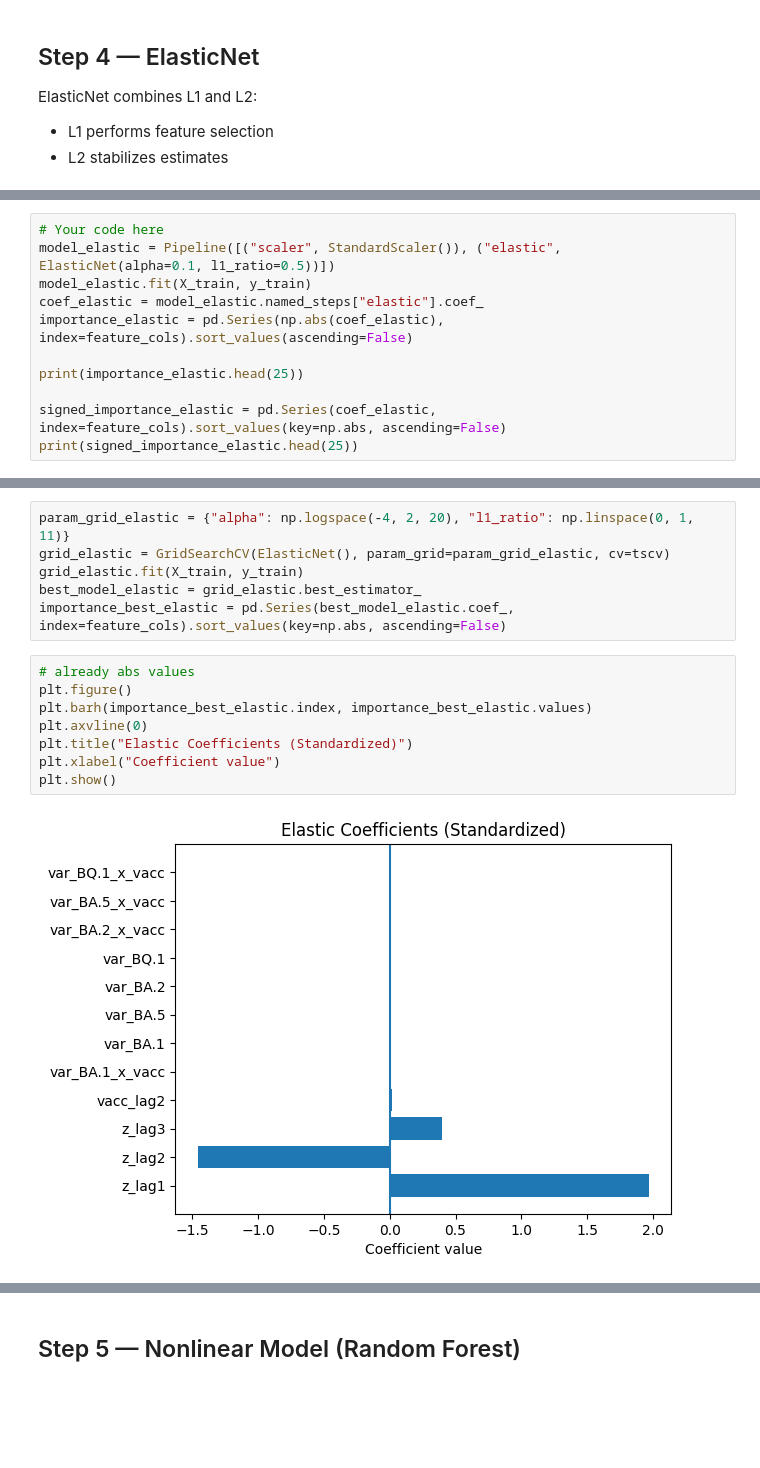
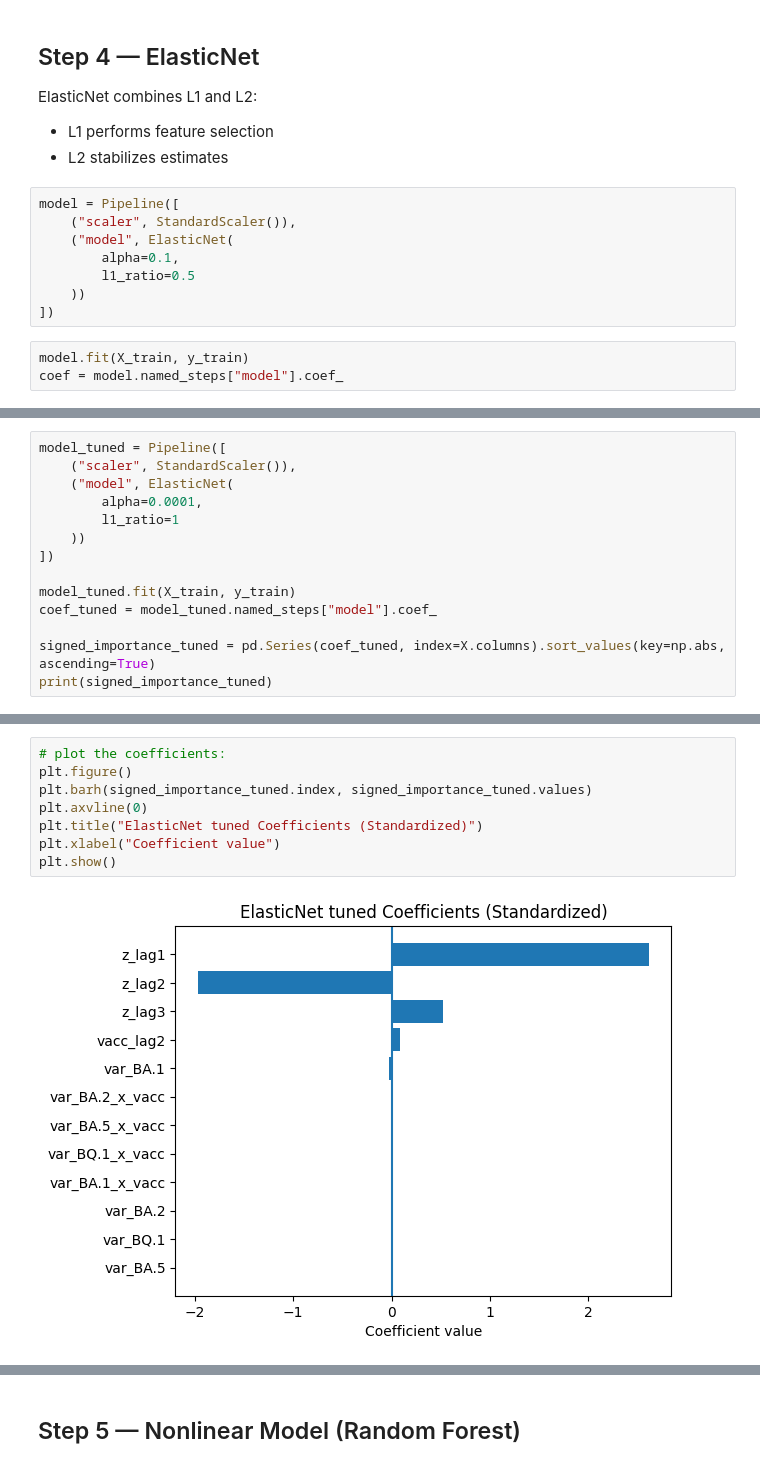
Before and after one commit to Programmierpeet/Biosignal-Abschlussprojekt, a Jupyter notebook: Projects/04_ASSIGNMENT_DynamicRegression_Ridge_ElasticNet_RF.ipynb, the cells around one changed output, grey strips where cells are left out. Saved outputs shown, nothing was run; the diff lists cells and outputs as text; blank space fills up the shorter version.

```diff
--- a/Projects/04_ASSIGNMENT_DynamicRegression_Ridge_ElasticNet_RF.ipynb
+++ b/Projects/04_ASSIGNMENT_DynamicRegression_Ridge_ElasticNet_RF.ipynb
@@ -368,3 +357,14 @@ ElasticNet combines L1 and L2:
 
 - L1 performs feature selection
 - L2 stabilizes estimates
+# %%
+model = Pipeline([
+    ("scaler", StandardScaler()),
+    ("model", ElasticNet(
+        alpha=0.1,
+        l1_ratio=0.5
+    ))
+])
+# %%
+model.fit(X_train, y_train)
+coef = model.named_steps["model"].coef_
@@ -371,12 +428,15 @@ ElasticNet combines L1 and L2:
 # %%
-# Your code here
-model_elastic = Pipeline([("scaler", StandardScaler()), ("elastic", ElasticNet(alpha=0.1, l1_ratio=0.5))])
-model_elastic.fit(X_train, y_train)
-coef_elastic = model_elastic.named_steps["elastic"].coef_
-importance_elastic = pd.Series(np.abs(coef_elastic), index=feature_cols).sort_values(ascending=False)
+model_tuned = Pipeline([
+    ("scaler", StandardScaler()),
+    ("model", ElasticNet(
+        alpha=0.0001,
+        l1_ratio=1
+    ))
+])
 
-print(importance_elastic.head(25))
+model_tuned.fit(X_train, y_train)
+coef_tuned = model_tuned.named_steps["model"].coef_
 
-signed_importance_elastic = pd.Series(coef_elastic, index=feature_cols).sort_values(key=np.abs, ascending=False)
-print(signed_importance_elastic.head(25))
+signed_importance_tuned = pd.Series(coef_tuned, index=X.columns).sort_values(key=np.abs, ascending=True)
+print(signed_importance_tuned)
 # %% [output]
@@ -399,17 +455,11 @@ var_BQ.1_x_vacc    0.000000
 dtype: float64
-# %%
-param_grid_elastic = {"alpha": np.logspace(-4, 2, 20), "l1_ratio": np.linspace(0, 1, 11)}
-grid_elastic = GridSearchCV(ElasticNet(), param_grid=param_grid_elastic, cv=tscv)
-grid_elastic.fit(X_train, y_train)
-best_model_elastic = grid_elastic.best_estimator_
-importance_best_elastic = pd.Series(best_model_elastic.coef_, index=feature_cols).sort_values(key=np.abs, ascending=False)
 # %%
-# already abs values
+# plot the coefficients:
 plt.figure()
-plt.barh(importance_best_elastic.index, importance_best_elastic.values)
+plt.barh(signed_importance_tuned.index, signed_importance_tuned.values)
 plt.axvline(0)
-plt.title("Elastic Coefficients (Standardized)")
+plt.title("ElasticNet tuned Coefficients (Standardized)")
 plt.xlabel("Coefficient value")
 plt.show()
 # %% [output]
-[figure, old version]
+[figure, new version]
```
Also changed, not shown: parts of 28 cells of this notebook.
